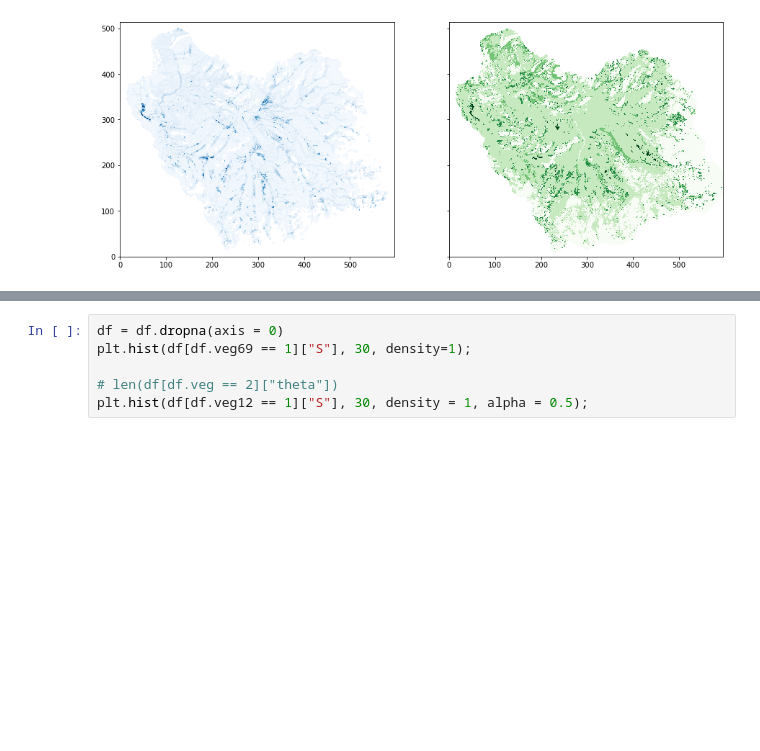
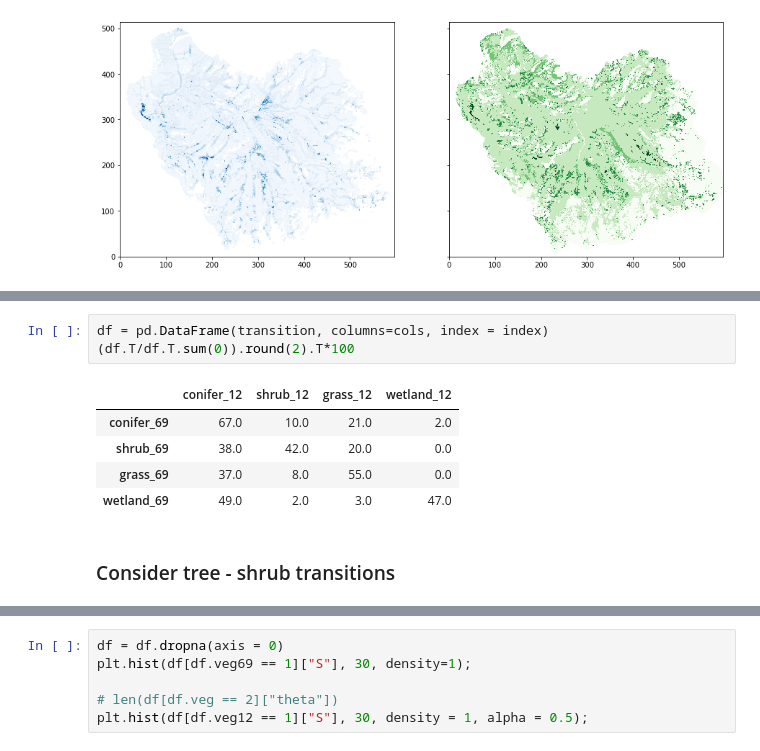
Before and after one commit to octavia-crompton/fire, a Jupyter notebook: notebooks/open veg maps - less.ipynb, the cells around one changed output, grey strips where cells are left out. Saved outputs shown, nothing was run; the diff lists cells and outputs as text; blank space fills up the shorter version.

```diff
--- a/notebooks/open veg maps - less.ipynb
+++ b/notebooks/open veg maps - less.ipynb
@@ -88,0 +267,11 @@ axes[1].pcolormesh(gridded_veg69, cmap = "Greens")
+# %%
+df = pd.DataFrame(transition, columns=cols, index = index)
+(df.T/df.T.sum(0)).round(2).T*100
+# %% [output]
+|  | conifer_12 | shrub_12 | grass_12 | wetland_12 |
+| conifer_69 | 67.0 | 10.0 | 21.0 | 2.0 |
+| shrub_69 | 38.0 | 42.0 | 20.0 | 0.0 |
+| grass_69 | 37.0 | 8.0 | 55.0 | 0.0 |
+| wetland_69 | 49.0 | 2.0 | 3.0 | 47.0 |
+# %% [markdown]
+### Consider tree - shrub transitions
```
Also changed, not shown: parts of 40 cells of this notebook, 22 other files.
